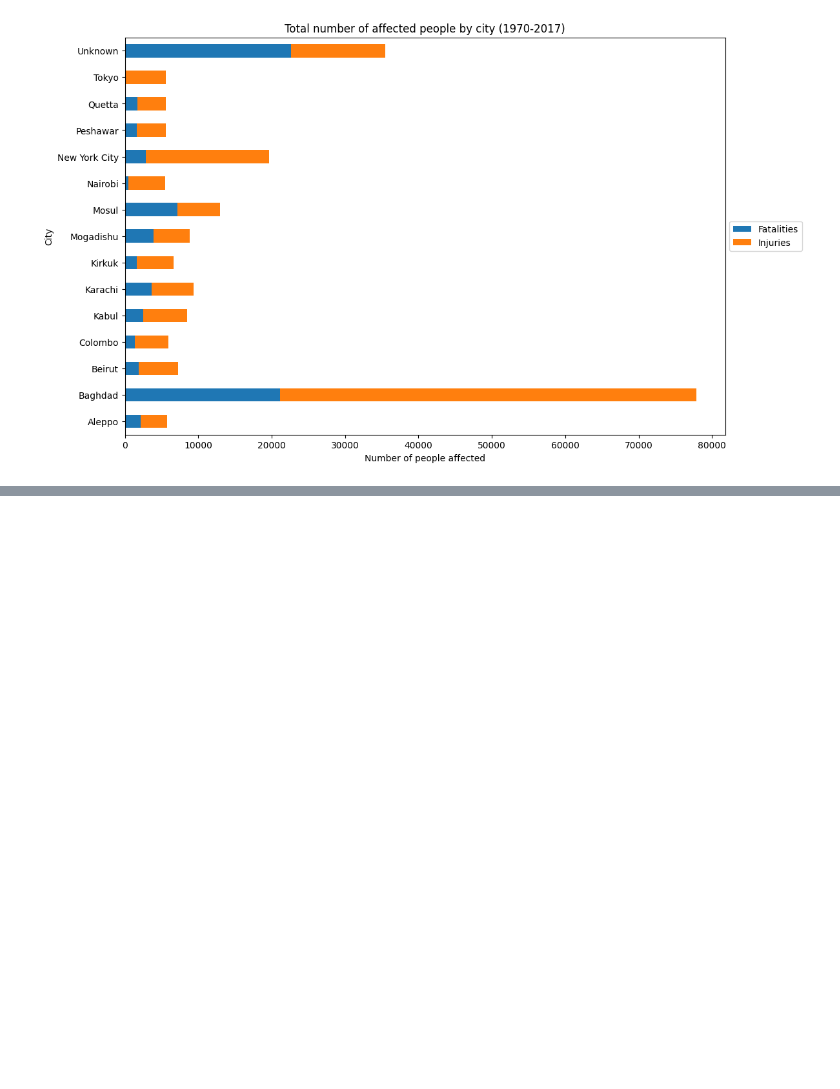
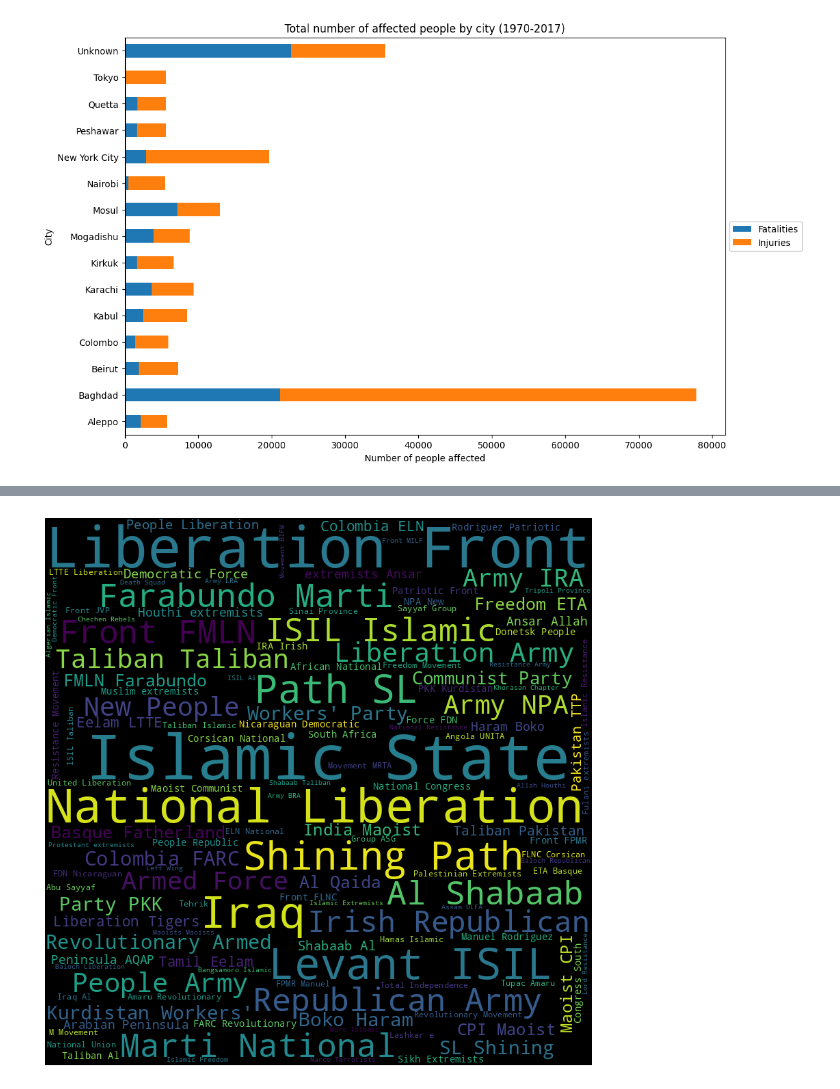
Before and after one commit to hitcaff/GLOBAL-TERRORISM-ANALYSIS, a Jupyter notebook: Hitesh_Srivastava__Global_Terrorism_Analysis_Capstone_Project.ipynb, the cells around one changed output, grey strips where cells are left out. Drawn from its saved outputs; the diff is of its cells as text; code cells hidden in the pictures; blank space fills up the shorter version.

```diff
--- a/Hitesh_Srivastava__Global_Terrorism_Analysis_Capstone_Project.ipynb
+++ b/Hitesh_Srivastava__Global_Terrorism_Analysis_Capstone_Project.ipynb
@@ -847,0 +885,20 @@ plt.show()
+# %%
+# Word cloud for terrorist group names
+
+# Replace 'Unknown' with an empty string
+df_wo_null['Group Name'] = df_wo_null['Group Name'].replace('Unknown', '')
+
+# Get a string of all group names
+group_names = ' '.join(df_wo_null['Group Name'].astype(str).tolist())
+
+# Creating a WordCloud object
+wordcloud = WordCloud(width=800, height=800, background_color='black', min_font_size=10).generate(group_names)
+
+# Ploting the word cloud
+plt.figure(figsize=(8, 12), facecolor=None)
+plt.imshow(wordcloud)
+plt.axis('off')
+plt.tight_layout(pad=0)
+plt.show()
+# %% [output]
+[figure, added]
```
Also changed, not shown: parts of 7 cells of this notebook.
